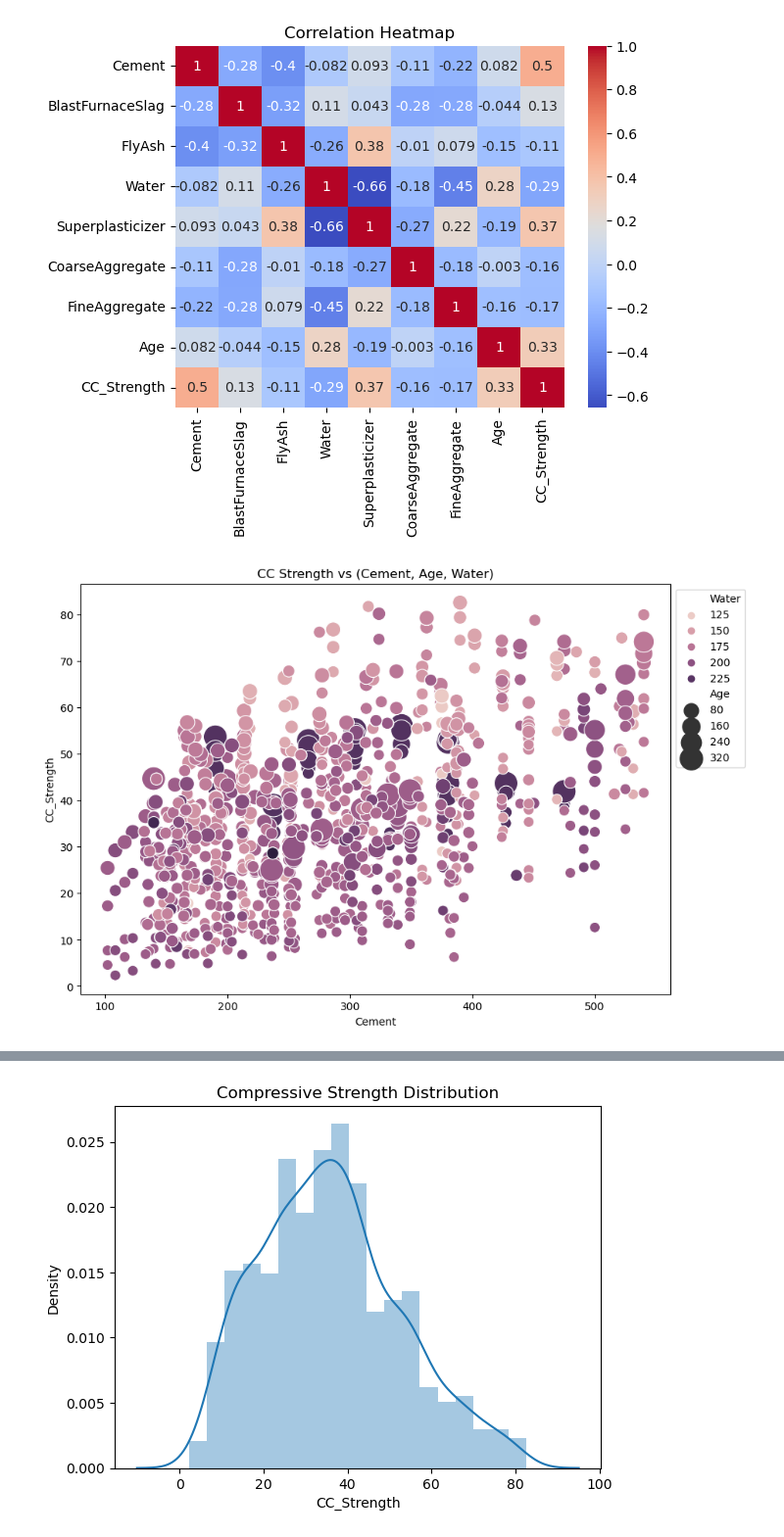
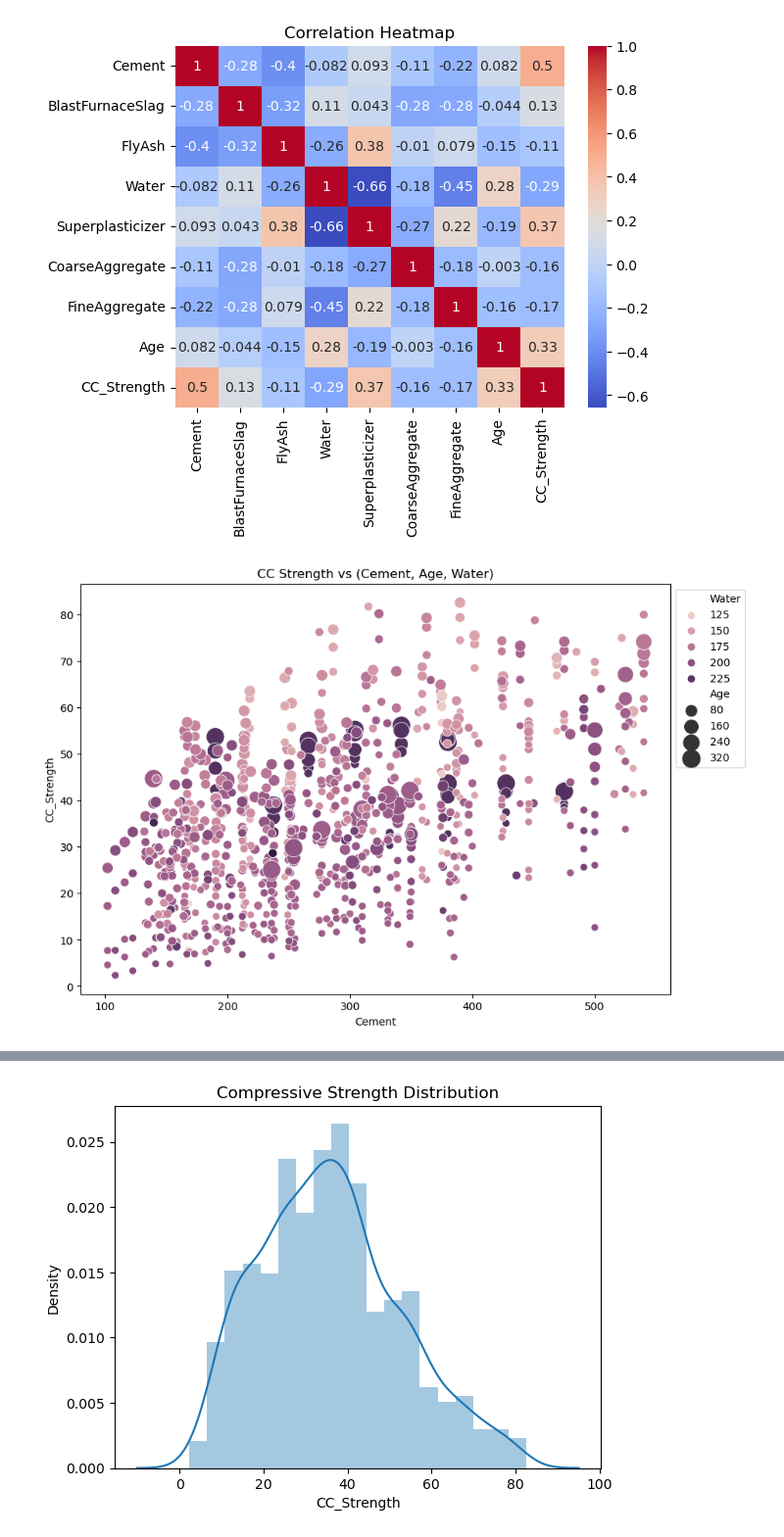
Before and after one commit to RamonZubiate/Concrete-Strength-Project, a Jupyter notebook: ConcreteStrength Part 2.ipynb, the cells around one changed output, grey strips where cells are left out. Shown at 98% size. Saved outputs shown, nothing was run; the diff lists cells and outputs as text; code cells hidden in the pictures.

```diff
--- a/ConcreteStrength Part 2.ipynb
+++ b/ConcreteStrength Part 2.ipynb
@@ -124,10 +124,10 @@ CC_Strength          1.000000
 # %%
 #Highly detailed scatter plot detailing CC Strength in correlation to cement, age, and water variables
 
 fig, ax = plt.subplots(figsize=(10, 7))
-sns.scatterplot(y="CC_Strength", x="Cement", hue="Water", size="Age", data=concrete, ax=ax, sizes=(100, 500))
+sns.scatterplot(y="CC_Strength", x="Cement", hue="Water", size="Age", data=concrete, ax=ax, sizes=(50, 300))
 ax.set_title("CC Strength vs (Cement, Age, Water)")
 ax.legend(loc="upper left", bbox_to_anchor=(1, 1))
 plt.show()
 # %% [output]
-[figure, old version]
+[figure, new version]
```
Also changed, not shown: parts of 18 cells of this notebook.
